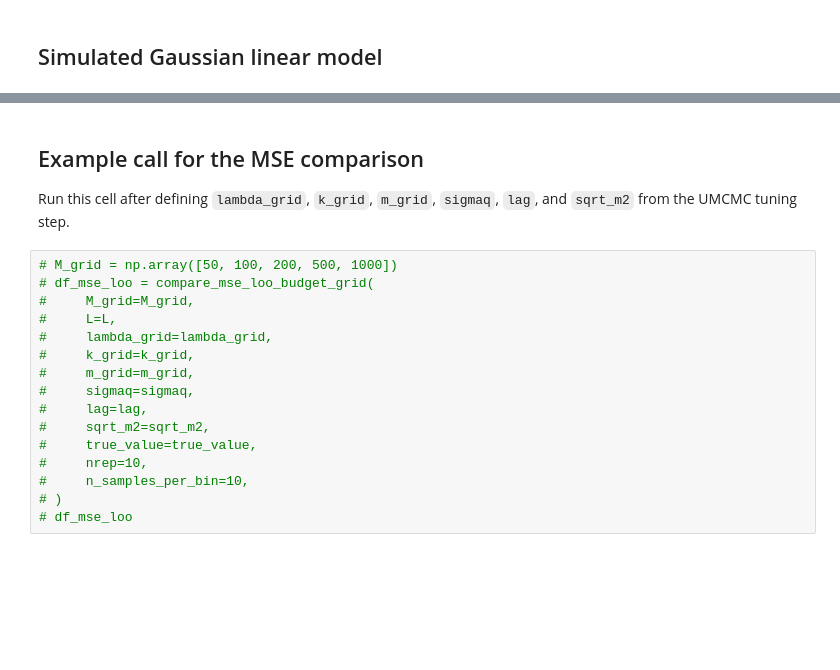
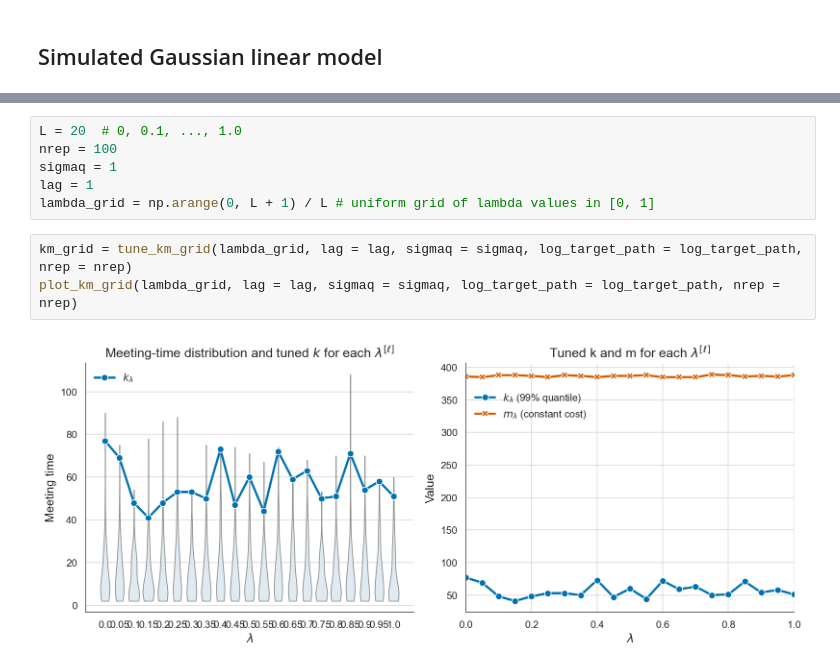
Before and after one commit to MohamedKeteb/constantpathsampling, a Jupyter notebook: gaussian_LOO_exp.ipynb, the cells around one changed output, grey strips where cells are left out. Drawn from its saved outputs; the diff is of its cells as text; blank space fills up the shorter version.

```diff
--- a/gaussian_LOO_exp.ipynb
+++ b/gaussian_LOO_exp.ipynb
@@ -428,20 +79,11 @@ def compare_mse_loo_budget_grid(
-# %% [markdown]
-## Example call for the MSE comparison
-
-Run this cell after defining `lambda_grid`, `k_grid`, `m_grid`, `sigmaq`, `lag`, and `sqrt_m2` from the UMCMC tuning step.
-# %%
-# M_grid = np.array([50, 100, 200, 500, 1000])
-# df_mse_loo = compare_mse_loo_budget_grid(
-#     M_grid=M_grid,
-#     L=L,
-#     lambda_grid=lambda_grid,
-#     k_grid=k_grid,
-#     m_grid=m_grid,
-#     sigmaq=sigmaq,
-#     lag=lag,
-#     sqrt_m2=sqrt_m2,
-#     true_value=true_value,
-#     nrep=10,
-#     n_samples_per_bin=10,
-# )
-# df_mse_loo
+# %%
+L = 20  # 0, 0.1, ..., 1.0
+nrep = 100
+sigmaq = 1
+lag = 1
+lambda_grid = np.arange(0, L + 1) / L # uniform grid of lambda values in [0, 1]
+# %%
+km_grid = tune_km_grid(lambda_grid, lag = lag, sigmaq = sigmaq, log_target_path = log_target_path, nrep = nrep)
+plot_km_grid(lambda_grid, lag = lag, sigmaq = sigmaq, log_target_path = log_target_path, nrep = nrep)
+# %% [output]
+[figure, added]
```
Also changed, not shown: parts of 20 cells of this notebook.
